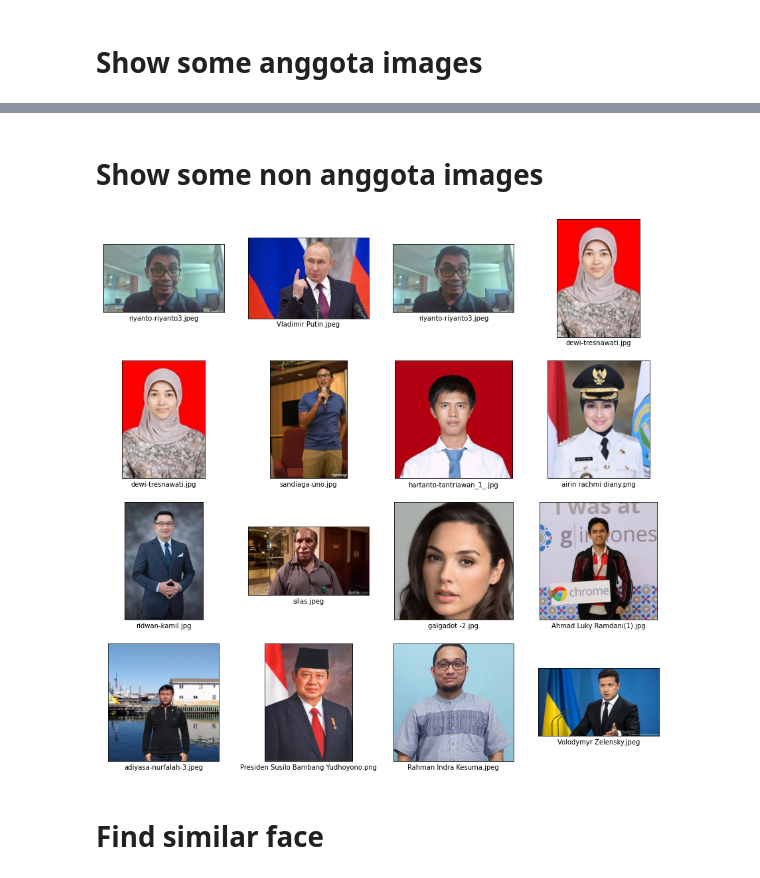
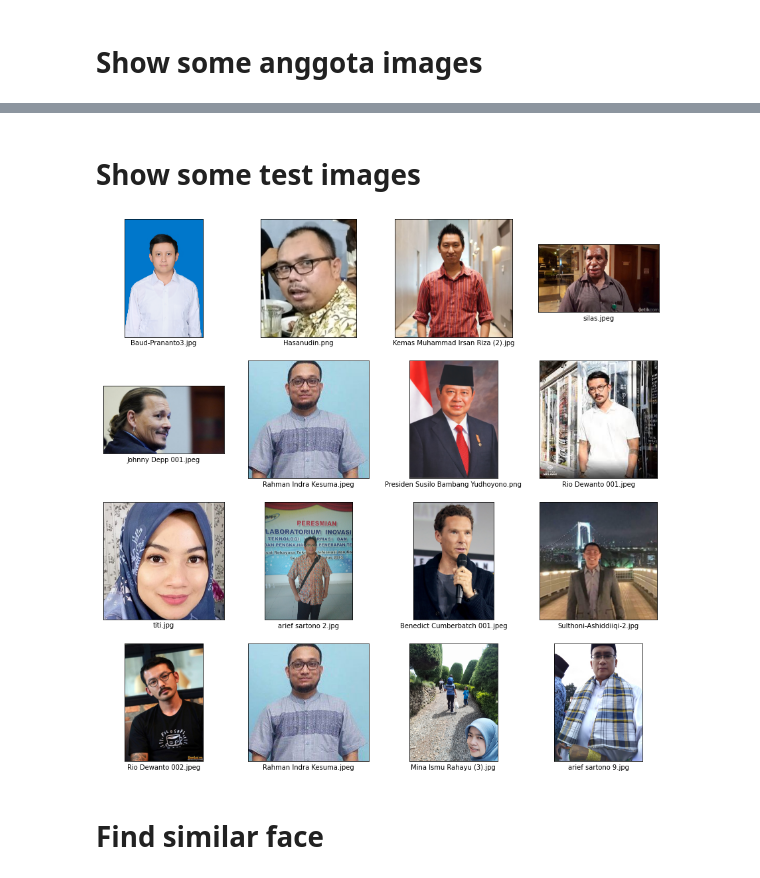
Before and after one commit to sulthoni/face-recognition, a Jupyter notebook: Tugas Face Recognition - Kelompok 1.ipynb, the cells around one changed output, grey strips where cells are left out. Saved outputs shown, nothing was run; the diff lists cells and outputs as text; code cells hidden in the pictures.

```diff
--- a/Tugas Face Recognition - Kelompok 1.ipynb
+++ b/Tugas Face Recognition - Kelompok 1.ipynb
@@ -35,7 +35,6 @@ Drive already mounted at /content/drive; to attempt to forcibly remount, call dr
 img_path = 'drive/MyDrive/Colab Notebooks/Tugas Kelompok 2/DatasetFoto/'
 #Training Image
 img_path_anggota = os.path.join(img_path, 'AnggotaKelas')
-#image_list_anggota = []
 image_name_list_anggota = []
 for filename in glob.glob(img_path_anggota + '/*.jpg') + glob.glob(img_path_anggota + '/*.jpeg') + glob.glob(img_path_anggota + '/*.png') + glob.glob(img_path_anggota + '/*.jfif'):
     im=Image.open(filename)
@@ -44,14 +43,13 @@ for filename in glob.glob(img_path_anggota + '/*.jpg') + glob.glob(img_path_angg
 
 
 #Test Image
-img_path_non_anggota = os.path.join(img_path, 'NonAnggotaKelas')
-assert os.path.isdir(img_path_non_anggota), print(f'Could not find {img_path_non_anggota}')
-#image_list_non_anggota = []
-image_name_list_non_anggota = []
-for filename in glob.glob(img_path_non_anggota + '/*.jpg') + glob.glob(img_path_non_anggota + '/*.jpeg') + glob.glob(img_path_non_anggota + '/*.png') + glob.glob(img_path_non_anggota + '/*.jfif'):
+img_path_test = os.path.join(img_path, 'Test')
+assert os.path.isdir(img_path_test), print(f'Could not find {img_path_test}')
+image_name_list_test = []
+for filename in glob.glob(img_path_test + '/*.jpg') + glob.glob(img_path_test + '/*.jpeg') + glob.glob(img_path_test + '/*.png') + glob.glob(img_path_test + '/*.jfif'):
     im=Image.open(filename)
-    #image_list_non_anggota.append(im)
-    image_name_list_non_anggota.append(im.filename)
+    #image_list_test.append(im)
+    image_name_list_test.append(im.filename)
 # %% [markdown]
 # Show some anggota images
 # %%
@@ -70,19 +68,19 @@ for i in range(16):
 # %% [markdown]
-# Show some non anggota images
+# Show some test images
 # %%
 #show some Test pictures
 plt.figure(figsize=(15,15))
-random_inds = np.random.choice(len(image_name_list_non_anggota),16)
+random_inds = np.random.choice(len(image_name_list_test),16)
 for i in range(16):
     plt.subplot(4,4,i+1)
     plt.xticks([])
     plt.yticks([])
     plt.grid(False)
     image_ind = random_inds[i]
-    plt.imshow(np.squeeze(plt.imread(image_name_list_non_anggota[image_ind])), cmap=plt.cm.binary)
-    plt.xlabel(os.path.basename(image_name_list_non_anggota[image_ind]))
+    plt.imshow(np.squeeze(plt.imread(image_name_list_test[image_ind])), cmap=plt.cm.binary)
+    plt.xlabel(os.path.basename(image_name_list_test[image_ind]))
 # %% [output]
-[figure, old version]
+[figure, new version]
 # %% [markdown]
 # Find similar face
 # %%
```
Also changed, not shown: parts of 4 cells of this notebook.
